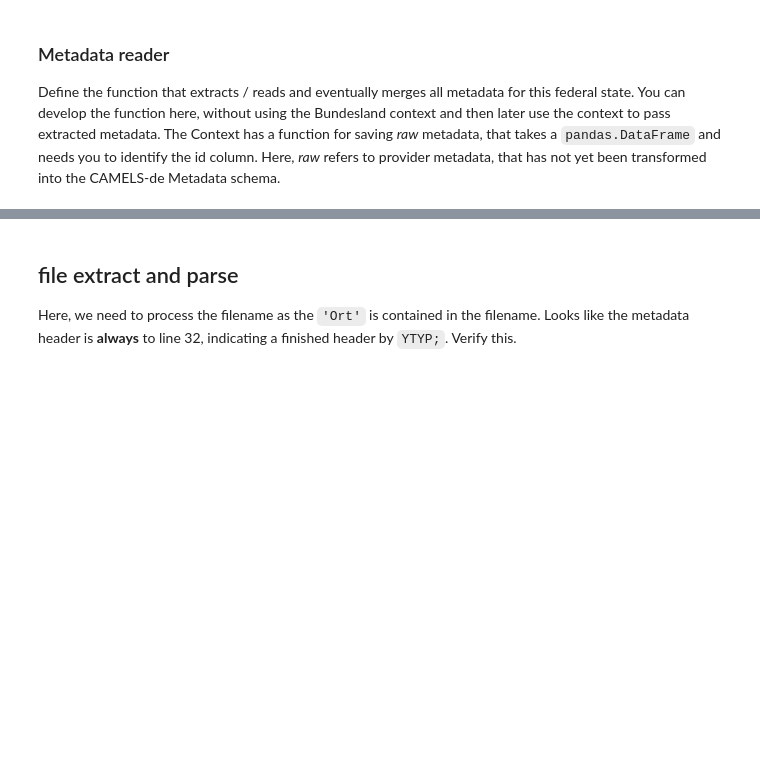
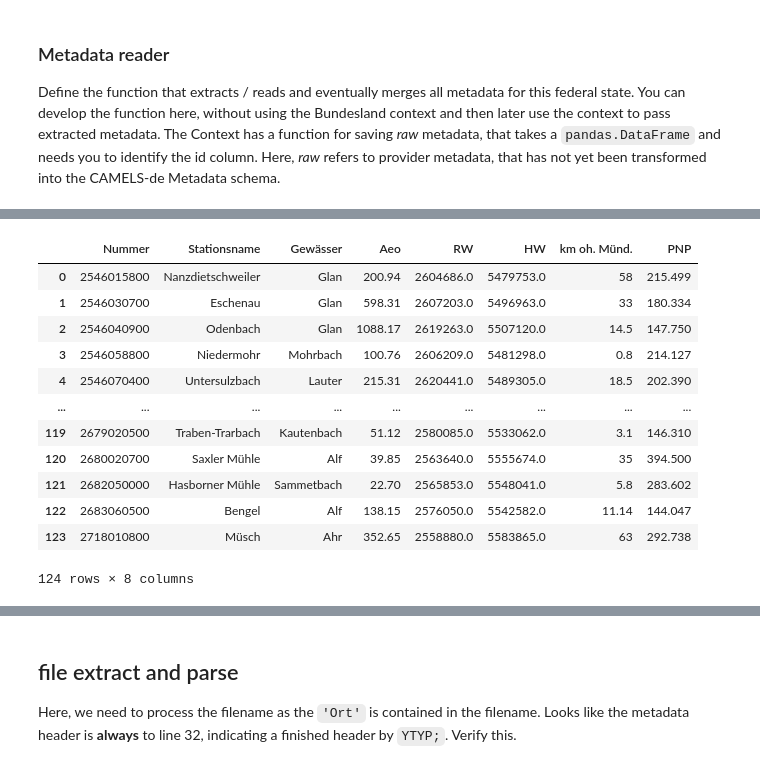
Before and after one commit to CAMELS-DE/camelsp, a Jupyter notebook: scripts/preprocess_deb.ipynb, the cells around one changed output, grey strips where cells are left out. Drawn from its saved outputs; the diff is of its cells as text; code cells hidden in the pictures; blank space fills up the shorter version.

```diff
--- a/scripts/preprocess_deb.ipynb
+++ b/scripts/preprocess_deb.ipynb
@@ -66,3 +77,29 @@ metadata
+# %%
+no_data_ids = ['2546052200', '2546057700', '2546061300', '2546077000',
+               '2642015900', '2642046500', '2642092000', '2717090900',
+               '2718009400', '2718060700', '2589090700', '2725090600',
+               '2373011600', '2375000000', '2375050000', '2377030300',
+               '2378060200', '2379050400', '2391015100', '2391025300',
+               '2391040200', '2391090100', '2672050500', '2677070700',
+               '2544031000', '2660012800', '2716005300', '2716025700',
+               '2716050800', '2716055200', '2628036600']
+
+metadata = metadata[~metadata['Nummer'].astype(str).isin(no_data_ids)].reset_index(drop=True)
+metadata
+# %% [output]
+|  | Nummer | Stationsname | Gewässer | Aeo | RW | HW | km oh. Münd. | PNP |
+| 0 | 2546015800 | Nanzdietschweiler | Glan | 200.94 | 2604686.0 | 5479753.0 | 58 | 215.499 |
+| 1 | 2546030700 | Eschenau | Glan | 598.31 | 2607203.0 | 5496963.0 | 33 | 180.334 |
+| 2 | 2546040900 | Odenbach | Glan | 1088.17 | 2619263.0 | 5507120.0 | 14.5 | 147.750 |
+| 3 | 2546058800 | Niedermohr | Mohrbach | 100.76 | 2606209.0 | 5481298.0 | 0.8 | 214.127 |
+| 4 | 2546070400 | Untersulzbach | Lauter | 215.31 | 2620441.0 | 5489305.0 | 18.5 | 202.390 |
+| ... | ... | ... | ... | ... | ... | ... | ... | ... |
+| 119 | 2679020500 | Traben-Trarbach | Kautenbach | 51.12 | 2580085.0 | 5533062.0 | 3.1 | 146.310 |
+| 120 | 2680020700 | Saxler Mühle | Alf | 39.85 | 2563640.0 | 5555674.0 | 35 | 394.500 |
+| 121 | 2682050000 | Hasborner Mühle | Sammetbach | 22.70 | 2565853.0 | 5548041.0 | 5.8 | 283.602 |
+| 122 | 2683060500 | Bengel | Alf | 138.15 | 2576050.0 | 5542582.0 | 11.14 | 144.047 |
+| 123 | 2718010800 | Müsch | Ahr | 352.65 | 2558880.0 | 5583865.0 | 63 | 292.738 |
+124 rows × 8 columns
 # %%
 # the id column will be Nummer
 id_column = 'Nummer'
```
Also changed, not shown: parts of 16 cells of this notebook, 13 other files.
